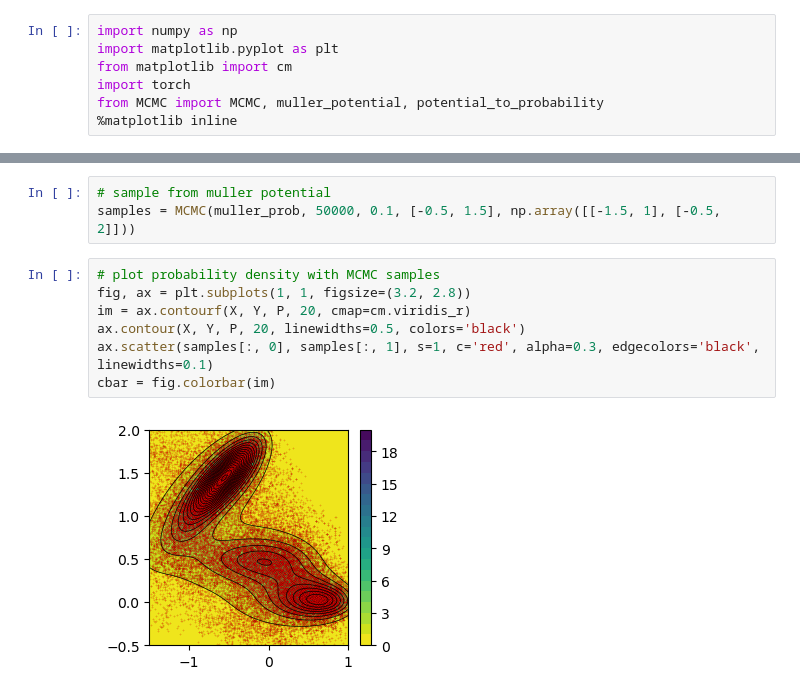
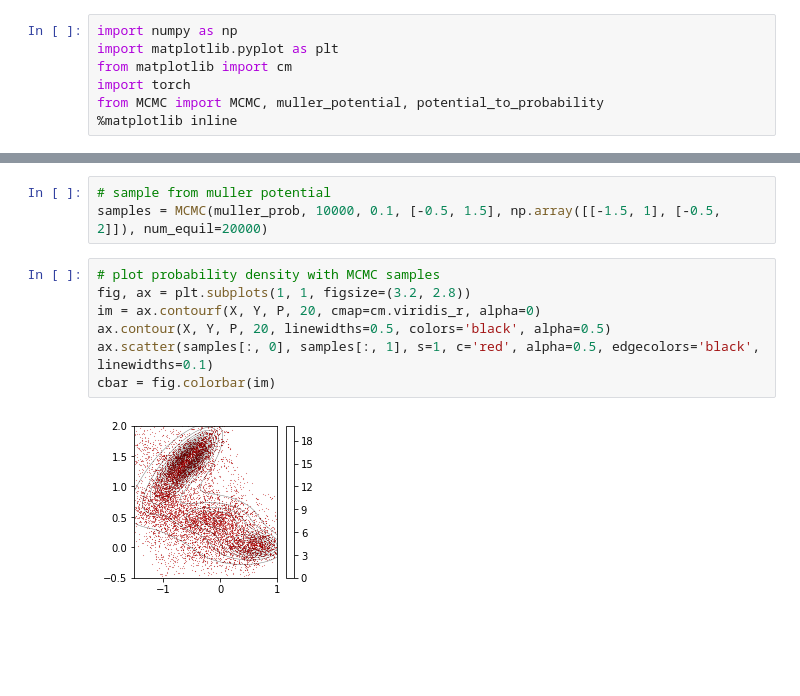
Before and after one commit to CongWang98/MCMC, a Jupyter notebook: MCMC.ipynb, the cells around one changed output, grey strips where cells are left out. Saved outputs shown, nothing was run; the diff lists cells and outputs as text; blank space fills up the shorter version.

Commit message:
add equilibriation for MCMC

```diff
--- a/MCMC.ipynb
+++ b/MCMC.ipynb
@@ -32,12 +32,12 @@ cbar = fig.colorbar(im)
 # %%
 # sample from muller potential
-samples = MCMC(muller_prob, 50000, 0.1, [-0.5, 1.5], np.array([[-1.5, 1], [-0.5, 2]]))
+samples = MCMC(muller_prob, 10000, 0.1, [-0.5, 1.5], np.array([[-1.5, 1], [-0.5, 2]]), num_equil=20000)
 # %%
 # plot probability density with MCMC samples
 fig, ax = plt.subplots(1, 1, figsize=(3.2, 2.8))
-im = ax.contourf(X, Y, P, 20, cmap=cm.viridis_r)
-ax.contour(X, Y, P, 20, linewidths=0.5, colors='black')
-ax.scatter(samples[:, 0], samples[:, 1], s=1, c='red', alpha=0.3, edgecolors='black', linewidths=0.1)
+im = ax.contourf(X, Y, P, 20, cmap=cm.viridis_r, alpha=0)
+ax.contour(X, Y, P, 20, linewidths=0.5, colors='black', alpha=0.5)
+ax.scatter(samples[:, 0], samples[:, 1], s=1, c='red', alpha=0.5, edgecolors='black', linewidths=0.1)
 cbar = fig.colorbar(im)
 # %% [output]
-[figure, old version]
+[figure, new version]
```
Also changed, not shown: parts of 2 cells of this notebook, 1 other file.
